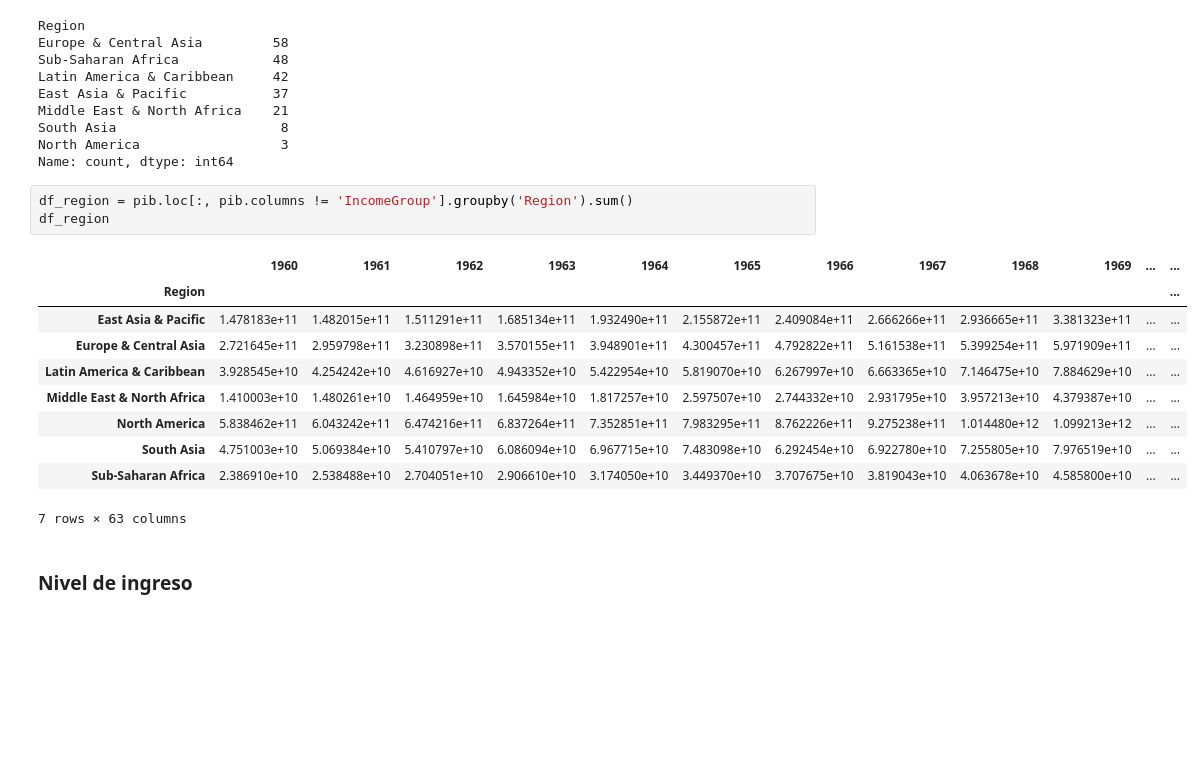
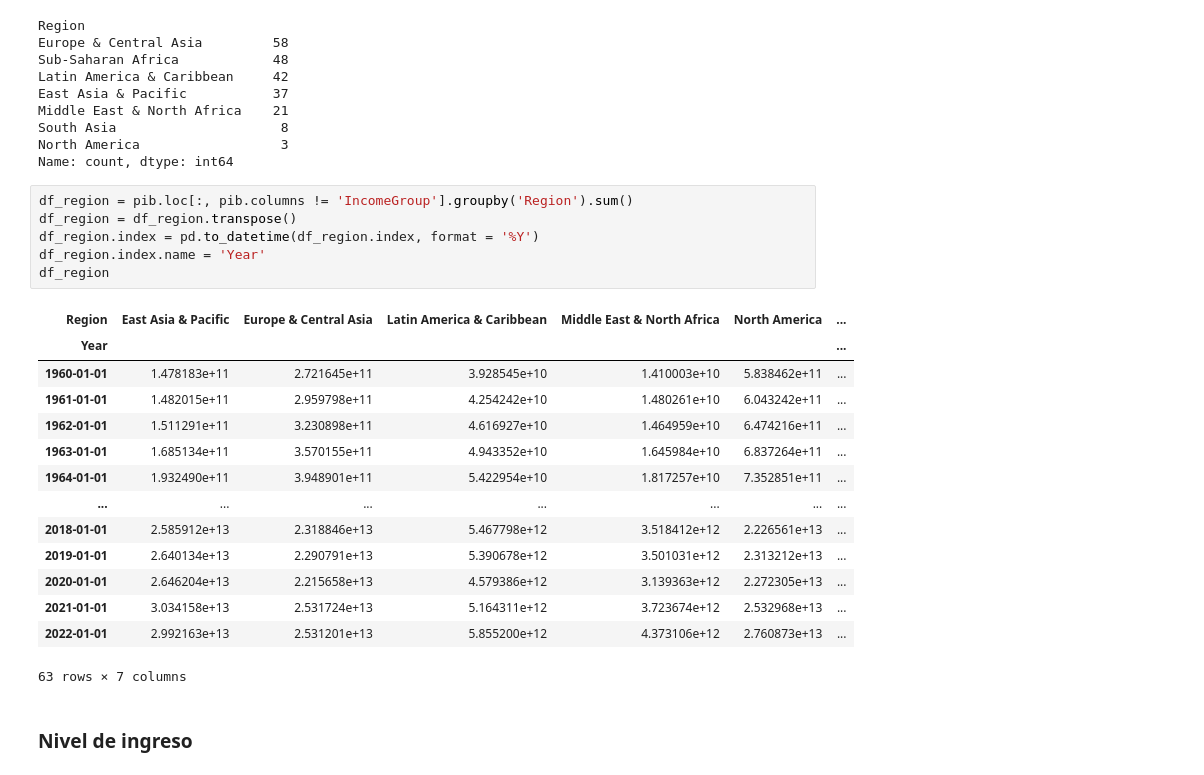
Before and after one commit to JairRamosG/Series_de_Tiempo, a Jupyter notebook: 05_Analisis/PIB/PIB.ipynb, the cells around one changed output. Cells and saved outputs as stored; diff of their text form; blank space fills up the shorter version.

Commit message:
DataFrames con indices en formato temporal

```diff
--- a/05_Analisis/PIB/PIB.ipynb
+++ b/05_Analisis/PIB/PIB.ipynb
@@ -149,18 +163,25 @@ North America                  3
 Name: count, dtype: int64
 # %%
 df_region = pib.loc[:, pib.columns != 'IncomeGroup'].groupby('Region').sum()
+df_region = df_region.transpose()
+df_region.index = pd.to_datetime(df_region.index, format = '%Y')
+df_region.index.name = 'Year'
 df_region
 # %% [output]
-|  | 1960 | 1961 | 1962 | 1963 | 1964 | 1965 | 1966 | 1967 | 1968 | 1969 | ... | ... |
-| Region |  |  |  |  |  |  |  |  |  |  |  | ... |
-| East Asia & Pacific | 1.478183e+11 | 1.482015e+11 | 1.511291e+11 | 1.685134e+11 | 1.932490e+11 | 2.155872e+11 | 2.409084e+11 | 2.666266e+11 | 2.936665e+11 | 3.381323e+11 | ... | ... |
-| Europe & Central Asia | 2.721645e+11 | 2.959798e+11 | 3.230898e+11 | 3.570155e+11 | 3.948901e+11 | 4.300457e+11 | 4.792822e+11 | 5.161538e+11 | 5.399254e+11 | 5.971909e+11 | ... | ... |
-| Latin America & Caribbean | 3.928545e+10 | 4.254242e+10 | 4.616927e+10 | 4.943352e+10 | 5.422954e+10 | 5.819070e+10 | 6.267997e+10 | 6.663365e+10 | 7.146475e+10 | 7.884629e+10 | ... | ... |
-| Middle East & North Africa | 1.410003e+10 | 1.480261e+10 | 1.464959e+10 | 1.645984e+10 | 1.817257e+10 | 2.597507e+10 | 2.744332e+10 | 2.931795e+10 | 3.957213e+10 | 4.379387e+10 | ... | ... |
-| North America | 5.838462e+11 | 6.043242e+11 | 6.474216e+11 | 6.837264e+11 | 7.352851e+11 | 7.983295e+11 | 8.762226e+11 | 9.275238e+11 | 1.014480e+12 | 1.099213e+12 | ... | ... |
-| South Asia | 4.751003e+10 | 5.069384e+10 | 5.410797e+10 | 6.086094e+10 | 6.967715e+10 | 7.483098e+10 | 6.292454e+10 | 6.922780e+10 | 7.255805e+10 | 7.976519e+10 | ... | ... |
-| Sub-Saharan Africa | 2.386910e+10 | 2.538488e+10 | 2.704051e+10 | 2.906610e+10 | 3.174050e+10 | 3.449370e+10 | 3.707675e+10 | 3.819043e+10 | 4.063678e+10 | 4.585800e+10 | ... | ... |
+| Region | East Asia & Pacific | Europe & Central Asia | Latin America & Caribbean | Middle East & North Africa | North America | ... |
+| Year |  |  |  |  |  | ... |
+| 1960-01-01 | 1.478183e+11 | 2.721645e+11 | 3.928545e+10 | 1.410003e+10 | 5.838462e+11 | ... |
+| 1961-01-01 | 1.482015e+11 | 2.959798e+11 | 4.254242e+10 | 1.480261e+10 | 6.043242e+11 | ... |
+| 1962-01-01 | 1.511291e+11 | 3.230898e+11 | 4.616927e+10 | 1.464959e+10 | 6.474216e+11 | ... |
+| 1963-01-01 | 1.685134e+11 | 3.570155e+11 | 4.943352e+10 | 1.645984e+10 | 6.837264e+11 | ... |
+| 1964-01-01 | 1.932490e+11 | 3.948901e+11 | 5.422954e+10 | 1.817257e+10 | 7.352851e+11 | ... |
+| ... | ... | ... | ... | ... | ... | ... |
+| 2018-01-01 | 2.585912e+13 | 2.318846e+13 | 5.467798e+12 | 3.518412e+12 | 2.226561e+13 | ... |
+| 2019-01-01 | 2.640134e+13 | 2.290791e+13 | 5.390678e+12 | 3.501031e+12 | 2.313212e+13 | ... |
+| 2020-01-01 | 2.646204e+13 | 2.215658e+13 | 4.579386e+12 | 3.139363e+12 | 2.272305e+13 | ... |
+| 2021-01-01 | 3.034158e+13 | 2.531724e+13 | 5.164311e+12 | 3.723674e+12 | 2.532968e+13 | ... |
+| 2022-01-01 | 2.992163e+13 | 2.531201e+13 | 5.855200e+12 | 4.373106e+12 | 2.760873e+13 | ... |
-7 rows × 63 columns
+63 rows × 7 columns
 # %% [markdown]
 ### Nivel de ingreso
 # %%
```
Also changed, not shown: parts of 3 cells of this notebook.
